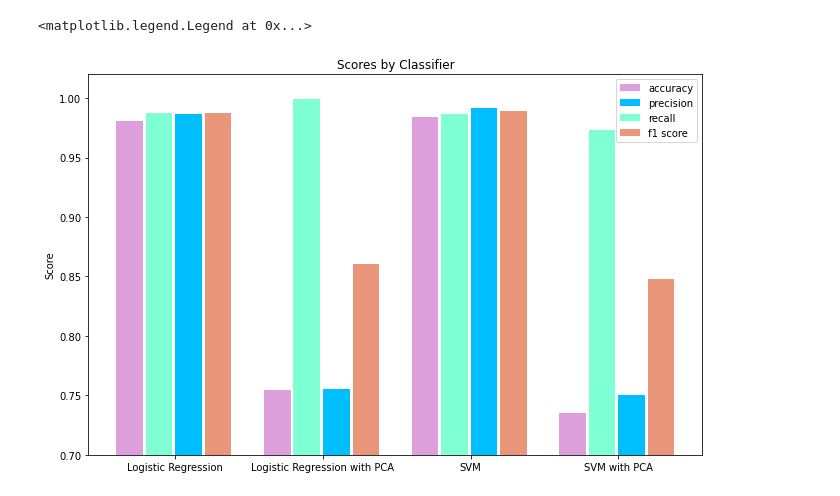
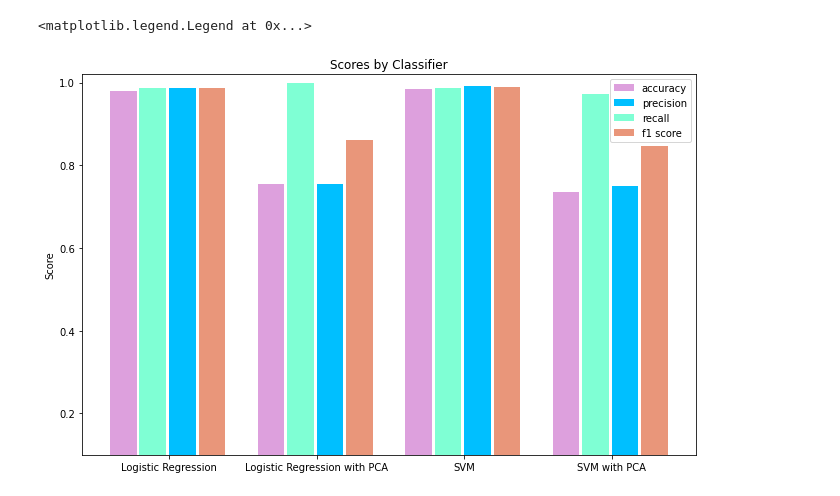
Before and after one commit to garsonbyte/MachineLearningProject, a Jupyter notebook: Results_Plot.ipynb, the cells around one changed output. Saved outputs shown, nothing was run; the diff lists cells and outputs as text; code cells hidden in the pictures.

```diff
--- a/Results_Plot.ipynb
+++ b/Results_Plot.ipynb
@@ -42,30 +44,30 @@ import matplotlib.pyplot as plt
 # %%
 #Graphing
 
 #Logistic / Pca Log/ SVM / SVMPCA
 acc = [0.9807692307692307, 0.754615, 0.9838461538461538, 0.7353846153846154]
 precision = [0.9866803278688525, 0.7551963048498845, 0.9917525773195877, 0.750392464678179]
 f1score = [0.9871860584315736, 0.8601490574309514, 0.9892030848329049, 0.8475177304964541]
 recall = [0.9876923076923076, 0.9989816700610998, 0.9866666666666667, 0.9735234215885947]
 
 
 x = np.arange(4)
 
 fig, ax = plt.subplots(figsize=(11,7))
 ax.bar(x-0.4, acc, width=0.18, align='edge',label='accuracy', color = 'plum')
 ax.bar(x-0, precision, width=0.18, align='edge',label='precision', color = 'deepskyblue')
 ax.bar(x-0.2, recall, width=0.18, align='edge',label='recall', color = 'aquamarine')
 ax.bar(x+0.2, f1score, width=0.18, align='edge',label='f1 score', color = 'darksalmon')
 
 ax.set_ylabel('Score')
-ax.set_ylim([0.7, 1.02])
+ax.set_ylim([0.1, 1.02])
 ax.set_title('Scores by Classifier')
 ax.set_xticks(x)
 ax.set_xticklabels(('Logistic Regression', 'Logistic Regression with PCA', 'SVM', 'SVM with PCA'))
 ax.legend()
 # %% [output]
 <matplotlib.legend.Legend at 0x...>
-[figure, old version]
+[figure, new version]
 # %%
 from sklearn import svm
 from sklearn.metrics import plot_confusion_matrix
```
Also changed, not shown: parts of 3 cells of this notebook, 3 other files.
